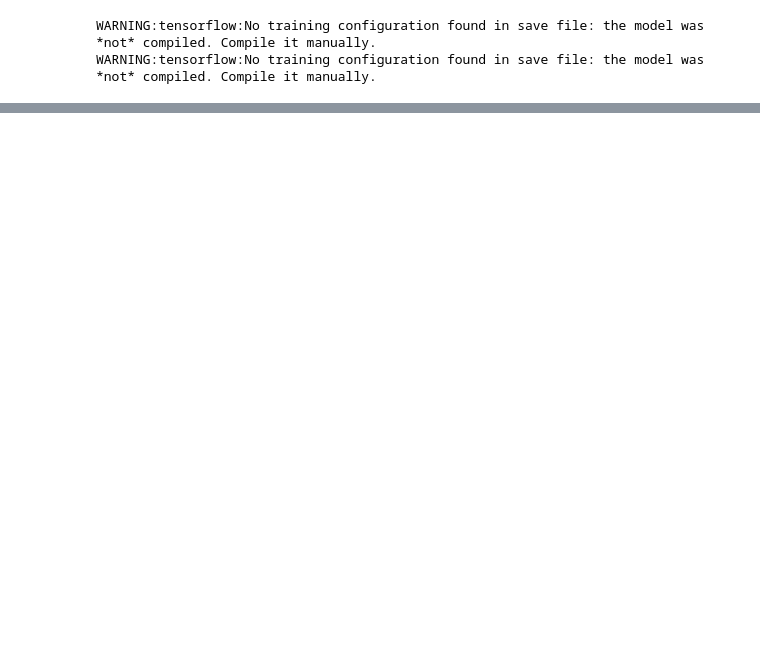
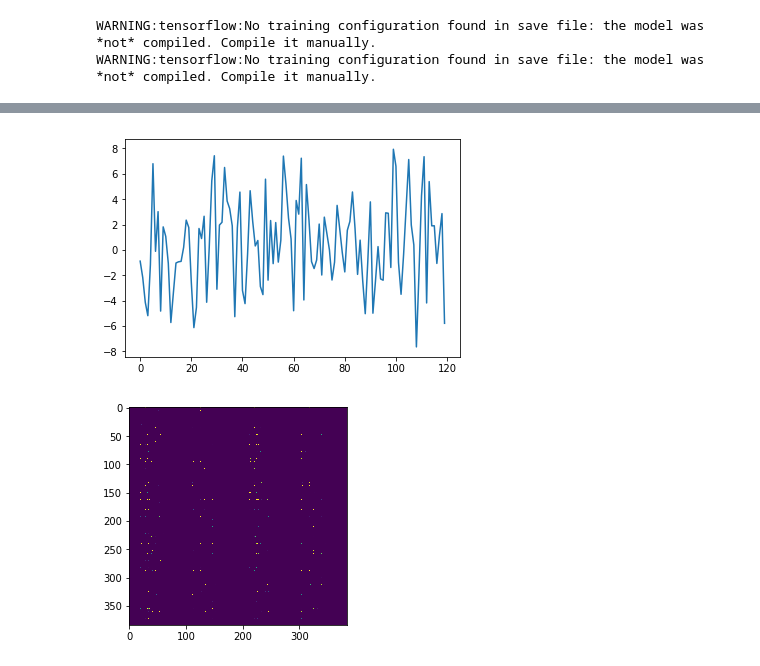
Before and after one commit to yessenbayev/MusicComposer, a Jupyter notebook: test.ipynb, the cells around one changed output, grey strips where cells are left out. Saved outputs shown, nothing was run; the diff lists cells and outputs as text; code cells hidden in the pictures; blank space fills up the shorter version.

```diff
--- a/test.ipynb
+++ b/test.ipynb
@@ -70,0 +114,12 @@ WARNING:tensorflow:No training configuration found in save file: the model was *
+# %%
+# pcs = np.random.normal(loc=0, scale=5.0, size=(1,120))
+# pcs = encoder.predict(X[6:7])
+
+plt.plot(np.arange(120), pcs[0])
+plt.show()
+
+res = decoder.predict(pcs)
+display_samples(res[0])
+# %% [output]
+[figure, added]
+[figure, added]
```
Also changed, not shown: parts of 10 cells of this notebook, 9 other files.
